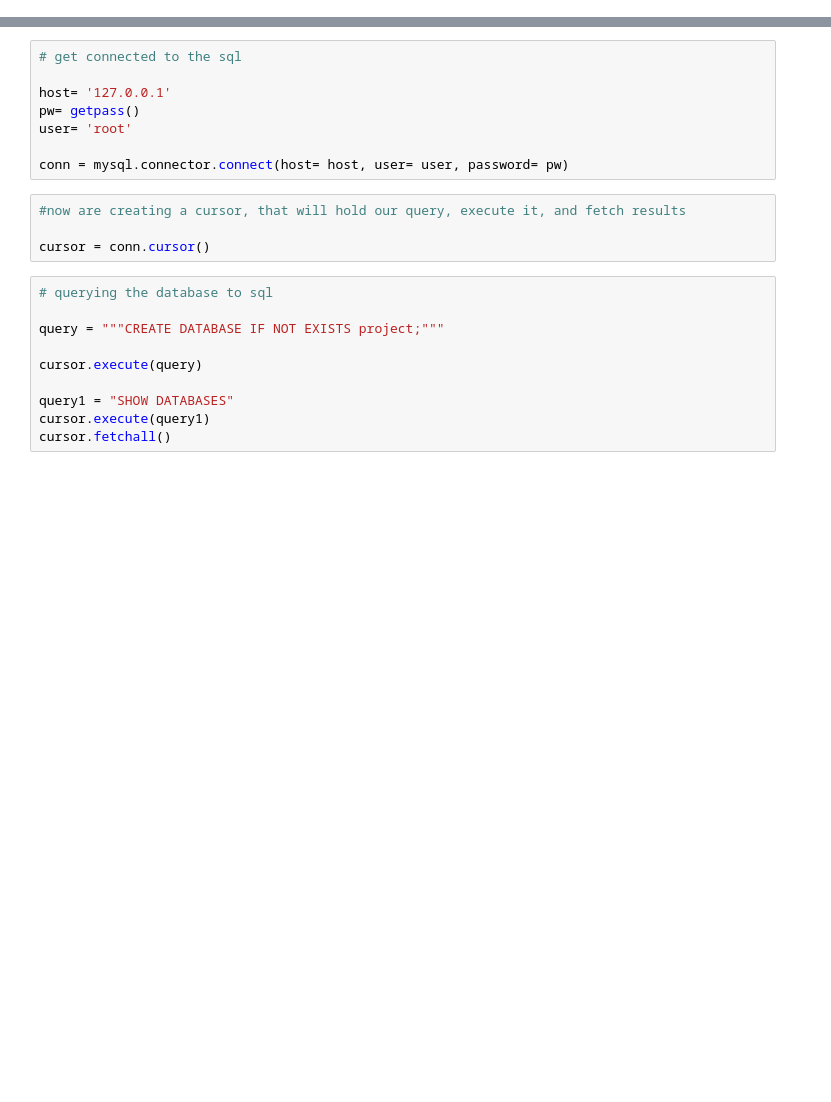
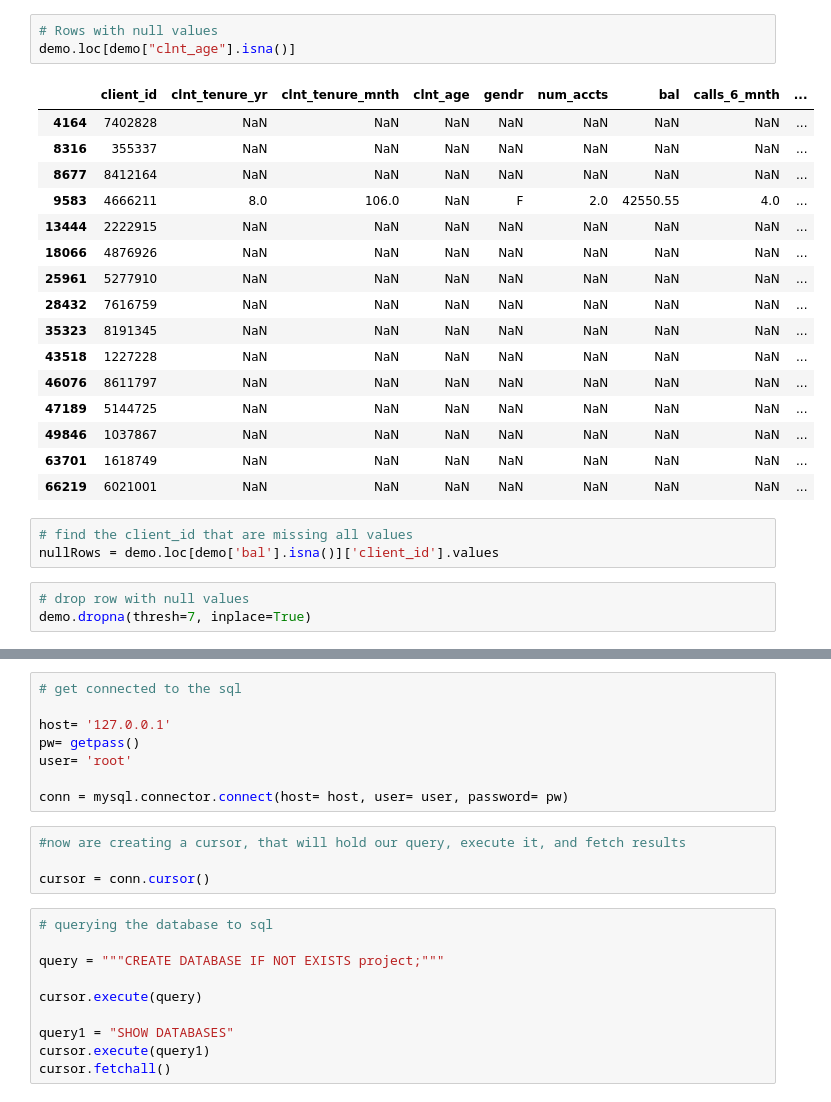
Before and after one commit to ElielVSAlmeida/Vanguard-ab-test, a Jupyter notebook: cleaning.ipynb, the cells around one changed output, grey strips where cells are left out. Drawn from its saved outputs; the diff is of its cells as text; blank space fills up the shorter version.

```diff
--- a/cleaning.ipynb
+++ b/cleaning.ipynb
@@ -7,0 +41,26 @@ Requirement already satisfied: pymysql in c:\users\user\anaconda3\lib\site-packa
+# %%
+# Rows with null values
+demo.loc[demo["clnt_age"].isna()]
+# %% [output]
+|  | client_id | clnt_tenure_yr | clnt_tenure_mnth | clnt_age | gendr | num_accts | bal | calls_6_mnth | ... |
+| 4164 | 7402828 | NaN | NaN | NaN | NaN | NaN | NaN | NaN | ... |
+| 8316 | 355337 | NaN | NaN | NaN | NaN | NaN | NaN | NaN | ... |
+| 8677 | 8412164 | NaN | NaN | NaN | NaN | NaN | NaN | NaN | ... |
+| 9583 | 4666211 | 8.0 | 106.0 | NaN | F | 2.0 | 42550.55 | 4.0 | ... |
+| 13444 | 2222915 | NaN | NaN | NaN | NaN | NaN | NaN | NaN | ... |
+| 18066 | 4876926 | NaN | NaN | NaN | NaN | NaN | NaN | NaN | ... |
+| 25961 | 5277910 | NaN | NaN | NaN | NaN | NaN | NaN | NaN | ... |
+| 28432 | 7616759 | NaN | NaN | NaN | NaN | NaN | NaN | NaN | ... |
+| 35323 | 8191345 | NaN | NaN | NaN | NaN | NaN | NaN | NaN | ... |
+| 43518 | 1227228 | NaN | NaN | NaN | NaN | NaN | NaN | NaN | ... |
+| 46076 | 8611797 | NaN | NaN | NaN | NaN | NaN | NaN | NaN | ... |
+| 47189 | 5144725 | NaN | NaN | NaN | NaN | NaN | NaN | NaN | ... |
+| 49846 | 1037867 | NaN | NaN | NaN | NaN | NaN | NaN | NaN | ... |
+| 63701 | 1618749 | NaN | NaN | NaN | NaN | NaN | NaN | NaN | ... |
+| 66219 | 6021001 | NaN | NaN | NaN | NaN | NaN | NaN | NaN | ... |
+# %%
+# find the client_id that are missing all values
+nullRows = demo.loc[demo['bal'].isna()]['client_id'].values
+# %%
+# drop row with null values
+demo.dropna(thresh=7, inplace=True)
```
Also changed, not shown: parts of 43 cells of this notebook, 2 other files.
